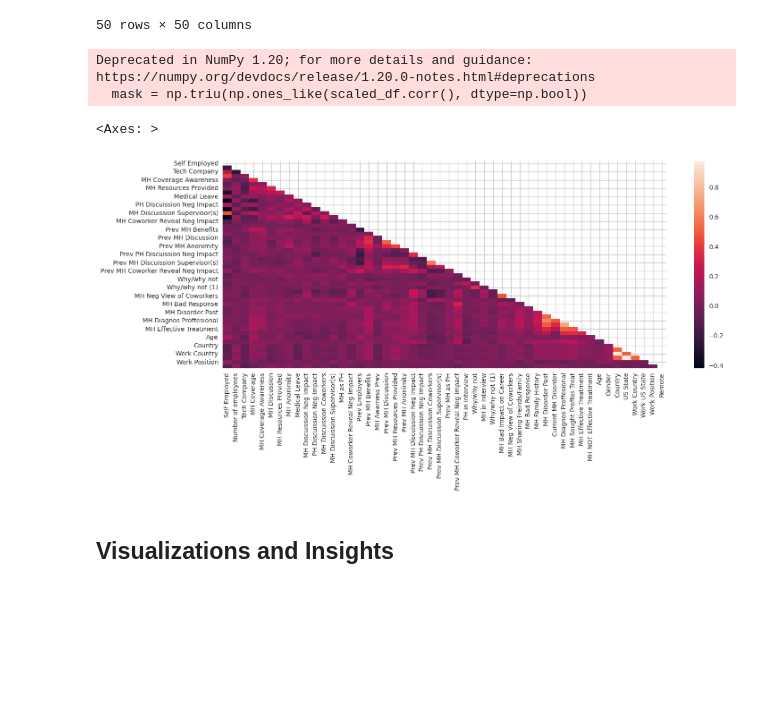
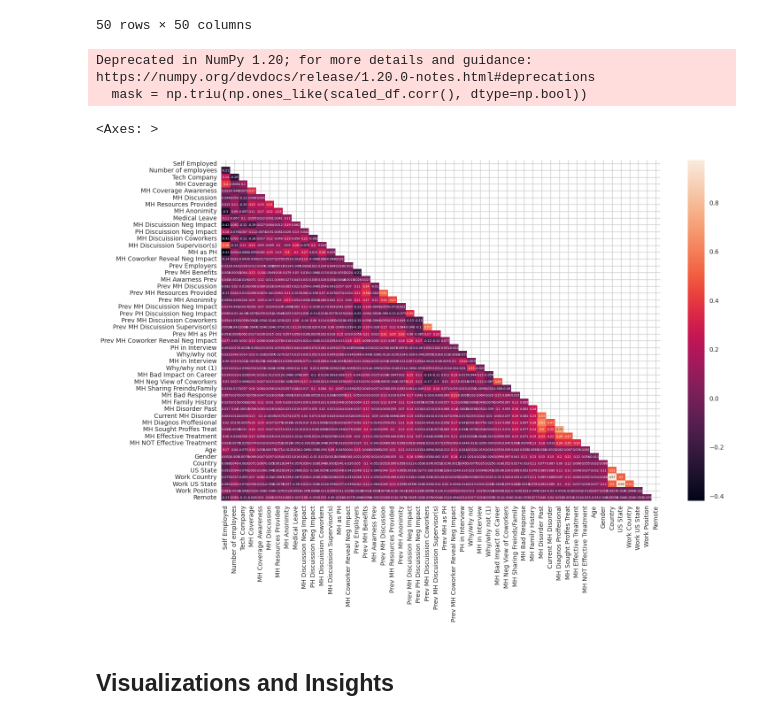
Before and after one commit to gulomovazukhrakhon/kaggle, a Jupyter notebook: mental-health-in-tech.ipynb, the cells around one changed output. Saved outputs shown, nothing was run; the diff lists cells and outputs as text; code cells hidden in the pictures; blank space fills up the shorter version.

```diff
--- a/mental-health-in-tech.ipynb
+++ b/mental-health-in-tech.ipynb
@@ -476,15 +478,15 @@ scaled_df.corr(numeric_only=True)
 | Remote | -0.132632 | 0.084254 | -0.109013 | -0.047528 | 0.009964 | 0.068210 | ... |
 50 rows × 50 columns
 # %%
-plt.figure(figsize=(16, 6))
+plt.figure(figsize=(16, 10))
 
 mask = np.triu(np.ones_like(scaled_df.corr(), dtype=np.bool))
-sns.heatmap(scaled_df.corr(), mask=mask)
+sns.heatmap(scaled_df.corr(), mask=mask, annot=True, annot_kws={"size": 5})
 # %% [output]
 Deprecated in NumPy 1.20; for more details and guidance: https://numpy.org/devdocs/release/1.20.0-notes.html#deprecations
   mask = np.triu(np.ones_like(scaled_df.corr(), dtype=np.bool))
 <Axes: >
-[figure, old version]
+[figure, new version]
 # %% [markdown]
 ## Visualizations and Insights
 # %% [markdown]
```
Also changed, not shown: parts of 19 cells of this notebook.
